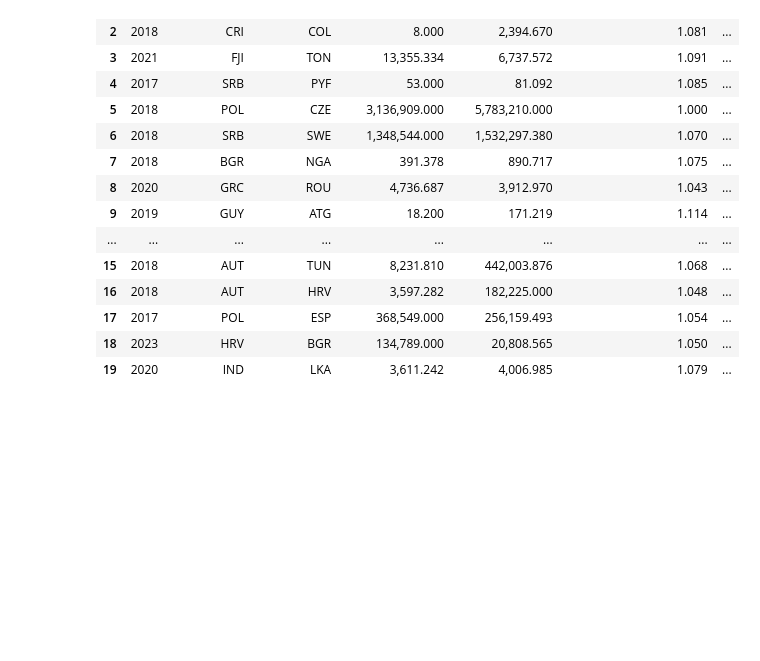
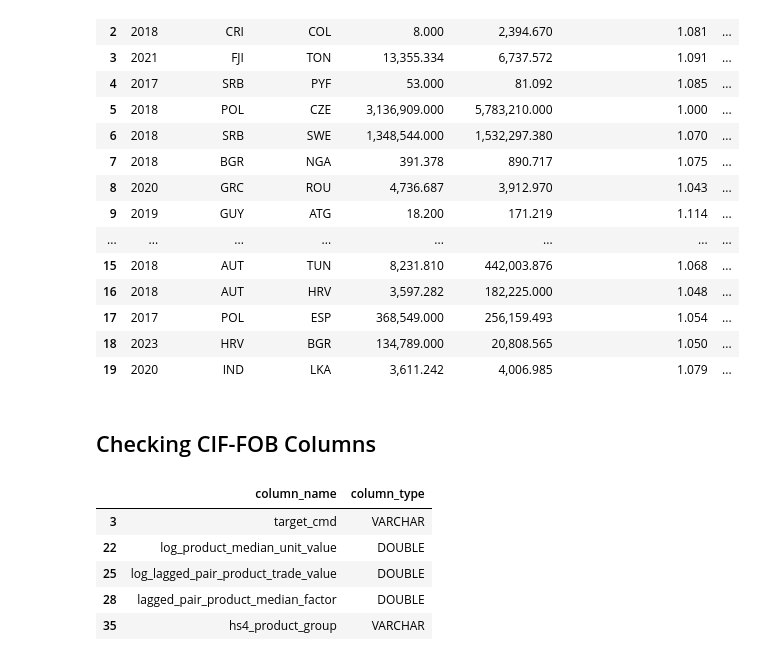
Before and after one commit to TI-ForestProductsMarkets/vacoda, a Jupyter notebook: notebooks/12_explore_corrected_ciffob_trade.ipynb, the cells around one changed output. Cells and saved outputs as stored; diff of their text form; code cells hidden in the pictures; blank space fills up the shorter version.

```diff
--- a/notebooks/12_explore_corrected_ciffob_trade.ipynb
+++ b/notebooks/12_explore_corrected_ciffob_trade.ipynb
@@ -546,3 +546,41 @@ examples
 | 17 | 2017 | POL | ESP | 368,549.000 | 256,159.493 | 1.054 | ... |
 | 18 | 2023 | HRV | BGR | 134,789.000 | 20,808.565 | 1.050 | ... |
 | 19 | 2020 | IND | LKA | 3,611.242 | 4,006.985 | 1.079 | ... |
+# %% [markdown]
+## Checking CIF-FOB Columns
+# %%
+import duckdb
+from pathlib import Path
+
+path = Path(
+    "/storage/vacoda/data/interim/cif_fob/target_h5/"
+    "cif_fob_runs/cif_fob_upper_limit_1p457/"
+    "comtrade_target_h5_cif_fob_corrected.parquet"
+)
+
+con = duckdb.connect()
+
+columns = con.execute(
+    """
+    DESCRIBE
+    SELECT *
+    FROM read_parquet(?)
+    """,
+    [str(path)],
+).df()
+
+columns.loc[
+    columns["column_name"].str.contains(
+        "product|commodity|cmd|hs",
+        case=False,
+        regex=True,
+    ),
+    ["column_name", "column_type"],
+]
+# %% [output]
+|  | column_name | column_type |
+| 3 | target_cmd | VARCHAR |
+| 22 | log_product_median_unit_value | DOUBLE |
+| 25 | log_lagged_pair_product_trade_value | DOUBLE |
+| 28 | lagged_pair_product_median_factor | DOUBLE |
+| 35 | hs4_product_group | VARCHAR |
```
Also changed, not shown: 3 other files.
